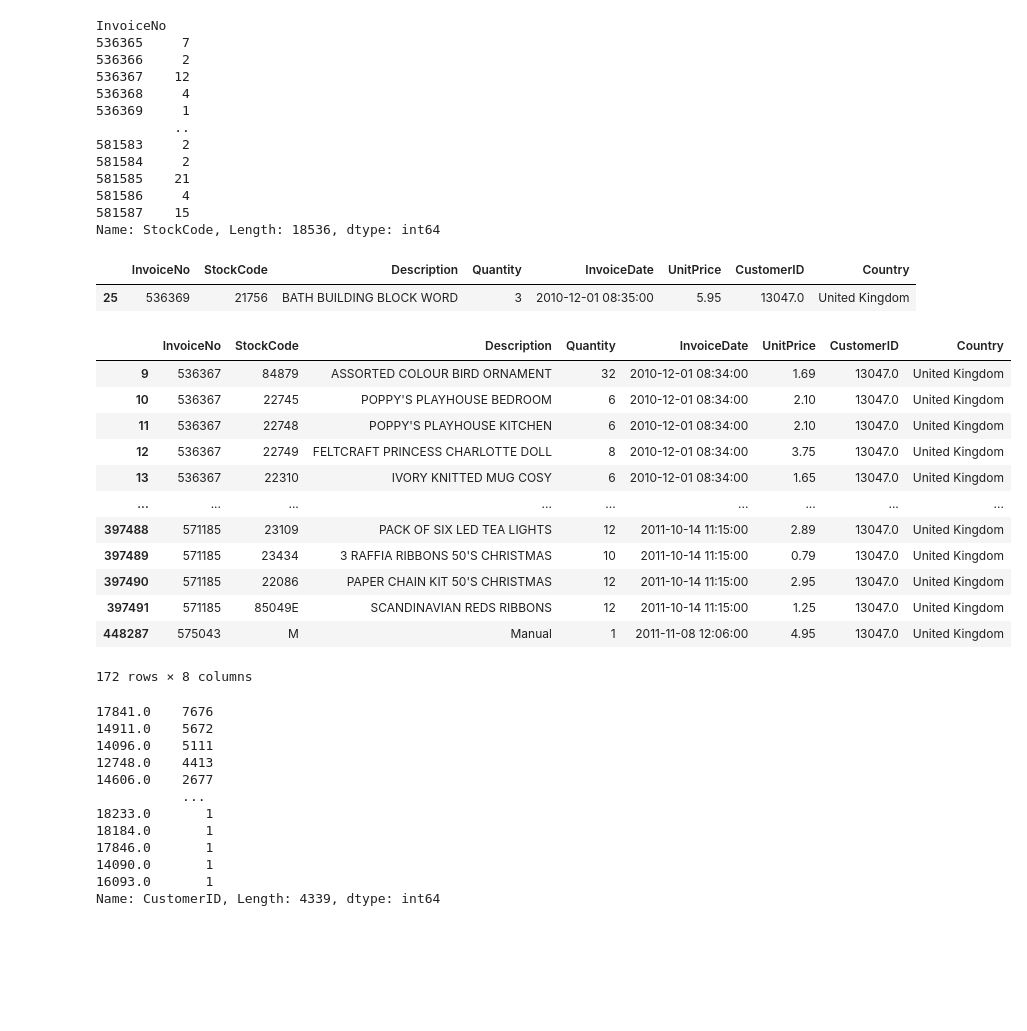
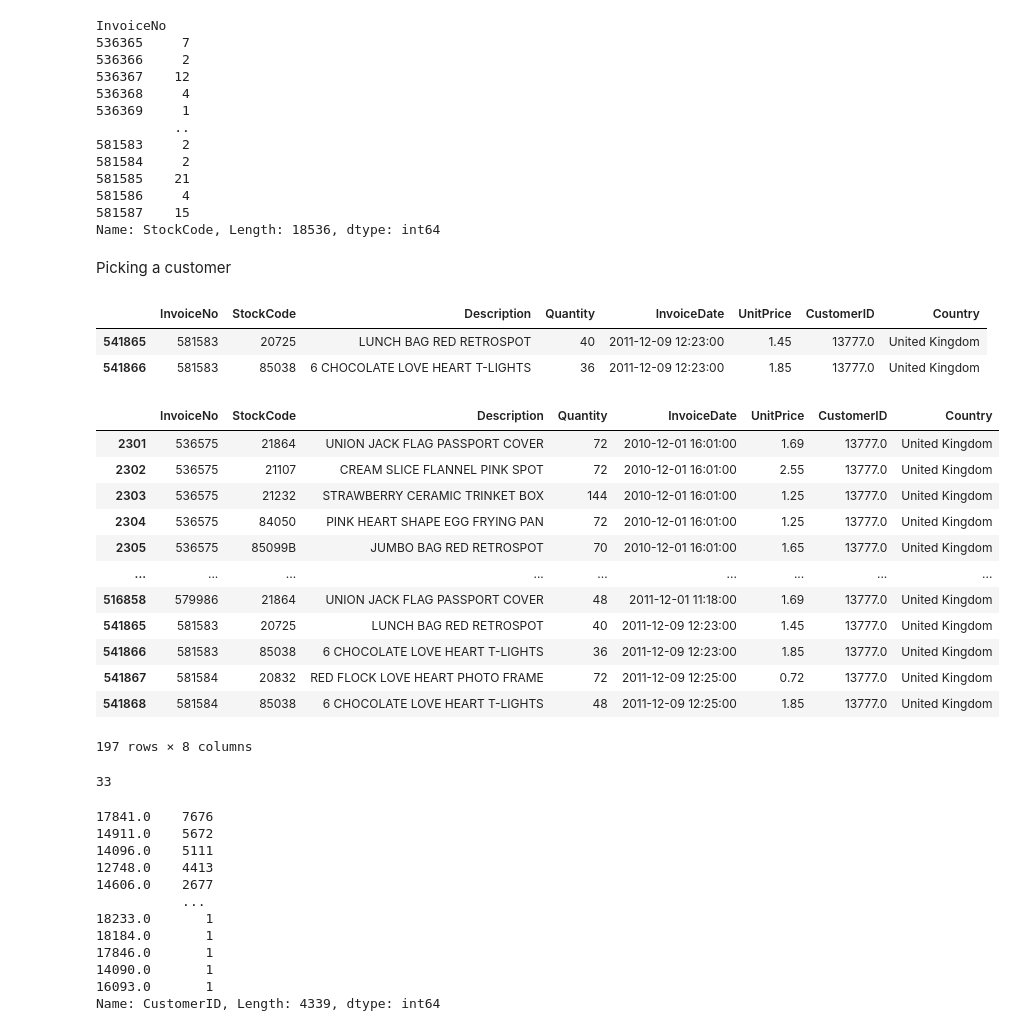
Before and after one commit to smeteo/Data_Science_and_Machine_Learning, a Jupyter notebook: 8. Capstone Projects/Project_1_Customer_Segmentation/Customer_Segmentation_Capstone_Project_1.ipynb, the cells around one changed output. Saved outputs shown, nothing was run; the diff lists cells and outputs as text; code cells hidden in the pictures; blank space fills up the shorter version.

```diff
--- a/8. Capstone Projects/Project_1_Customer_Segmentation/Customer_Segmentation_Capstone_Project_1.ipynb
+++ b/8. Capstone Projects/Project_1_Customer_Segmentation/Customer_Segmentation_Capstone_Project_1.ipynb
@@ -642,27 +650,34 @@ InvoiceNo
 581586     4
 581587    15
 Name: StockCode, Length: 18536, dtype: int64
+# %% [markdown]
+Picking a customer
 # %%
-df[df['InvoiceNo']=='536369']
+df[df['InvoiceNo']=='581583']
 # %% [output]
 |  | InvoiceNo | StockCode | Description | Quantity | InvoiceDate | UnitPrice | CustomerID | Country |
-| 25 | 536369 | 21756 | BATH BUILDING BLOCK WORD | 3 | 2010-12-01 08:35:00 | 5.95 | 13047.0 | United Kingdom |
+| 541865 | 581583 | 20725 | LUNCH BAG RED RETROSPOT | 40 | 2011-12-09 12:23:00 | 1.45 | 13777.0 | United Kingdom |
+| 541866 | 581583 | 85038 | 6 CHOCOLATE LOVE HEART T-LIGHTS | 36 | 2011-12-09 12:23:00 | 1.85 | 13777.0 | United Kingdom |
 # %%
-df[df['CustomerID']==13047.0]
+df[df['CustomerID']==13777.0]
 # %% [output]
 |  | InvoiceNo | StockCode | Description | Quantity | InvoiceDate | UnitPrice | CustomerID | Country |
-| 9 | 536367 | 84879 | ASSORTED COLOUR BIRD ORNAMENT | 32 | 2010-12-01 08:34:00 | 1.69 | 13047.0 | United Kingdom |
-| 10 | 536367 | 22745 | POPPY'S PLAYHOUSE BEDROOM | 6 | 2010-12-01 08:34:00 | 2.10 | 13047.0 | United Kingdom |
-| 11 | 536367 | 22748 | POPPY'S PLAYHOUSE KITCHEN | 6 | 2010-12-01 08:34:00 | 2.10 | 13047.0 | United Kingdom |
-| 12 | 536367 | 22749 | FELTCRAFT PRINCESS CHARLOTTE DOLL | 8 | 2010-12-01 08:34:00 | 3.75 | 13047.0 | United Kingdom |
-| 13 | 536367 | 22310 | IVORY KNITTED MUG COSY | 6 | 2010-12-01 08:34:00 | 1.65 | 13047.0 | United Kingdom |
+| 2301 | 536575 | 21864 | UNION JACK FLAG PASSPORT COVER | 72 | 2010-12-01 16:01:00 | 1.69 | 13777.0 | United Kingdom |
+| 2302 | 536575 | 21107 | CREAM SLICE FLANNEL PINK SPOT | 72 | 2010-12-01 16:01:00 | 2.55 | 13777.0 | United Kingdom |
+| 2303 | 536575 | 21232 | STRAWBERRY CERAMIC TRINKET BOX | 144 | 2010-12-01 16:01:00 | 1.25 | 13777.0 | United Kingdom |
+| 2304 | 536575 | 84050 | PINK HEART SHAPE EGG FRYING PAN | 72 | 2010-12-01 16:01:00 | 1.25 | 13777.0 | United Kingdom |
+| 2305 | 536575 | 85099B | JUMBO BAG RED RETROSPOT | 70 | 2010-12-01 16:01:00 | 1.65 | 13777.0 | United Kingdom |
 | ... | ... | ... | ... | ... | ... | ... | ... | ... |
-| 397488 | 571185 | 23109 | PACK OF SIX LED TEA LIGHTS | 12 | 2011-10-14 11:15:00 | 2.89 | 13047.0 | United Kingdom |
-| 397489 | 571185 | 23434 | 3 RAFFIA RIBBONS 50'S CHRISTMAS | 10 | 2011-10-14 11:15:00 | 0.79 | 13047.0 | United Kingdom |
-| 397490 | 571185 | 22086 | PAPER CHAIN KIT 50'S CHRISTMAS | 12 | 2011-10-14 11:15:00 | 2.95 | 13047.0 | United Kingdom |
-| 397491 | 571185 | 85049E | SCANDINAVIAN REDS RIBBONS | 12 | 2011-10-14 11:15:00 | 1.25 | 13047.0 | United Kingdom |
-| 448287 | 575043 | M | Manual | 1 | 2011-11-08 12:06:00 | 4.95 | 13047.0 | United Kingdom |
+| 516858 | 579986 | 21864 | UNION JACK FLAG PASSPORT COVER | 48 | 2011-12-01 11:18:00 | 1.69 | 13777.0 | United Kingdom |
+| 541865 | 581583 | 20725 | LUNCH BAG RED RETROSPOT | 40 | 2011-12-09 12:23:00 | 1.45 | 13777.0 | United Kingdom |
+| 541866 | 581583 | 85038 | 6 CHOCOLATE LOVE HEART T-LIGHTS | 36 | 2011-12-09 12:23:00 | 1.85 | 13777.0 | United Kingdom |
+| 541867 | 581584 | 20832 | RED FLOCK LOVE HEART PHOTO FRAME | 72 | 2011-12-09 12:25:00 | 0.72 | 13777.0 | United Kingdom |
+| 541868 | 581584 | 85038 | 6 CHOCOLATE LOVE HEART T-LIGHTS | 48 | 2011-12-09 12:25:00 | 1.85 | 13777.0 | United Kingdom |
-172 rows × 8 columns
+197 rows × 8 columns
+# %%
+df[df['CustomerID']==13777.0]['InvoiceNo'].nunique()
+# %% [output]
+33
 # %%
 df['CustomerID'].value_counts()
 # %% [output]
```
Also changed, not shown: parts of 7 cells of this notebook.
